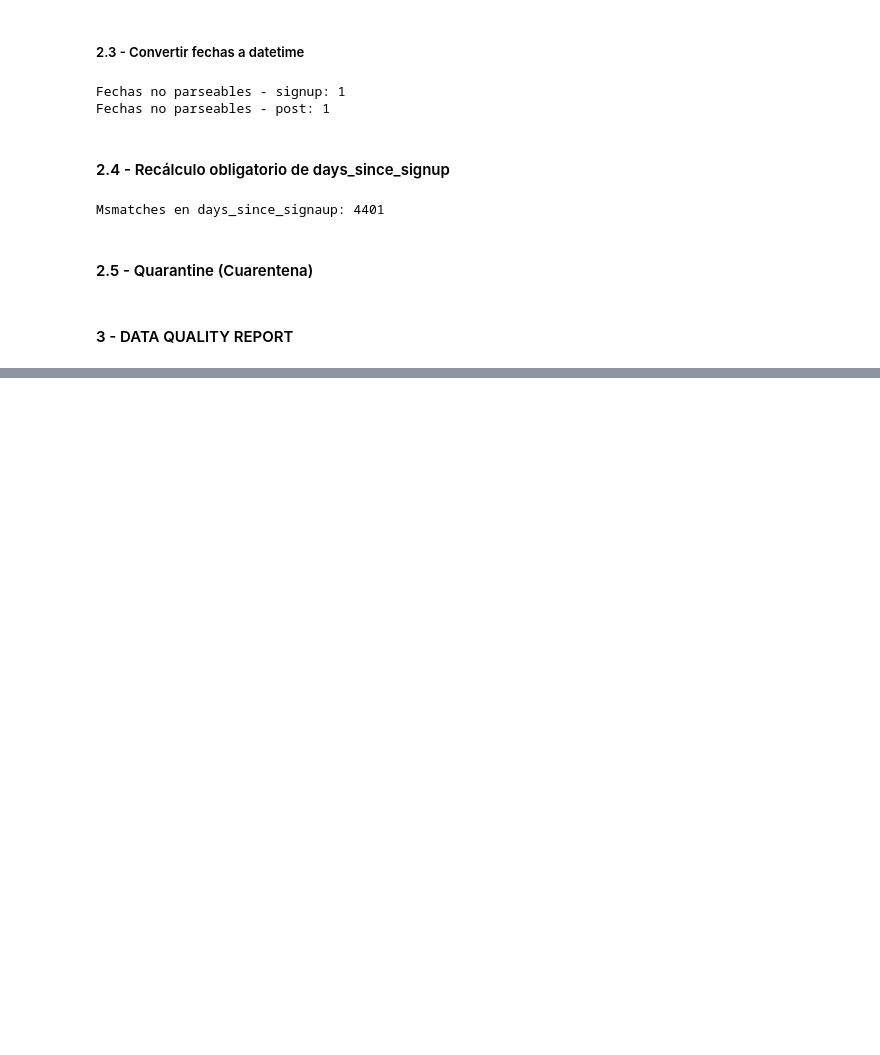
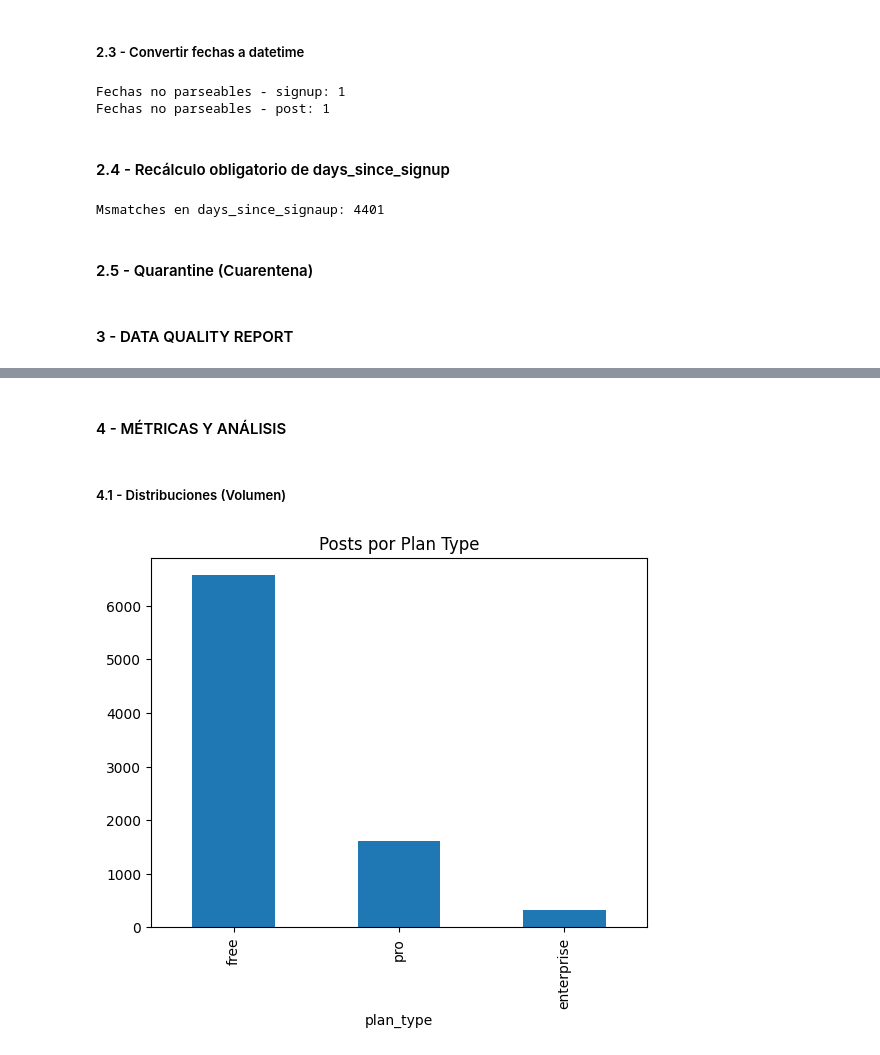
Before and after one commit to da21nny/The_Huddle_Challenge_9_CodePro_4, a Jupyter notebook: test_1.ipynb, the cells around one changed output, grey strips where cells are left out. Cells and saved outputs as stored; diff of their text form; code cells hidden in the pictures; blank space fills up the shorter version.

Commit message:
feat: add category mapping and summary metrics dashboard to analysis notebook

```diff
--- a/test_1.ipynb
+++ b/test_1.ipynb
@@ -153,16 +153,27 @@ mapeo_device = {
 }
 
 mapeo_category = {
-    "sport": "sport",
+    "sport": "sports",
+    "sporst": "sports",
+    "sp0rts": "sports",
     "tech": "tech",
+    "tehc": "tech",
     "life": "life",
+    "lfe": "life",
     "gaming": "gaming",
+    "gamming": "gaming",
     "music": "music",
+    "musc": "music",
     "education": "education",
+    "educatoin": "education",
     "health": "health",
+    "healt": "health",
     "science": "science",
+    "sciense": "science",
     "travel": "travel",
-    "finance": "finance"
+    "trvael": "travel",
+    "finance": "finance",
+    "finanse": "finance"
 }
 
 df["plan_type"] = df["plan_type"].replace(mapeo_plan)
@@ -266,0 +286,18 @@ print(pct_mismatches)
+# %% [markdown]
+#### 4 - MÉTRICAS Y ANÁLISIS
+# %% [markdown]
+##### 4.1 - Distribuciones (Volumen)
+# %%
+# Usuarios unicos por plan
+df_core.groupby("plan_type")["user_id"].nunique()
+
+# Actividad (#posts) por pais, categoria y dispositivo
+df_core["country"].value_counts()
+df_core["post_category"].value_counts()
+df_core["device_type"].value_counts()
+
+# Visualizar con graficos de barras
+df_core["plan_type"].value_counts().plot(kind="bar", title="Posts por Plan Type")
+plt.show()
+# %% [output]
+[figure, added]
```
Also changed, not shown: parts of 16 cells of this notebook.
